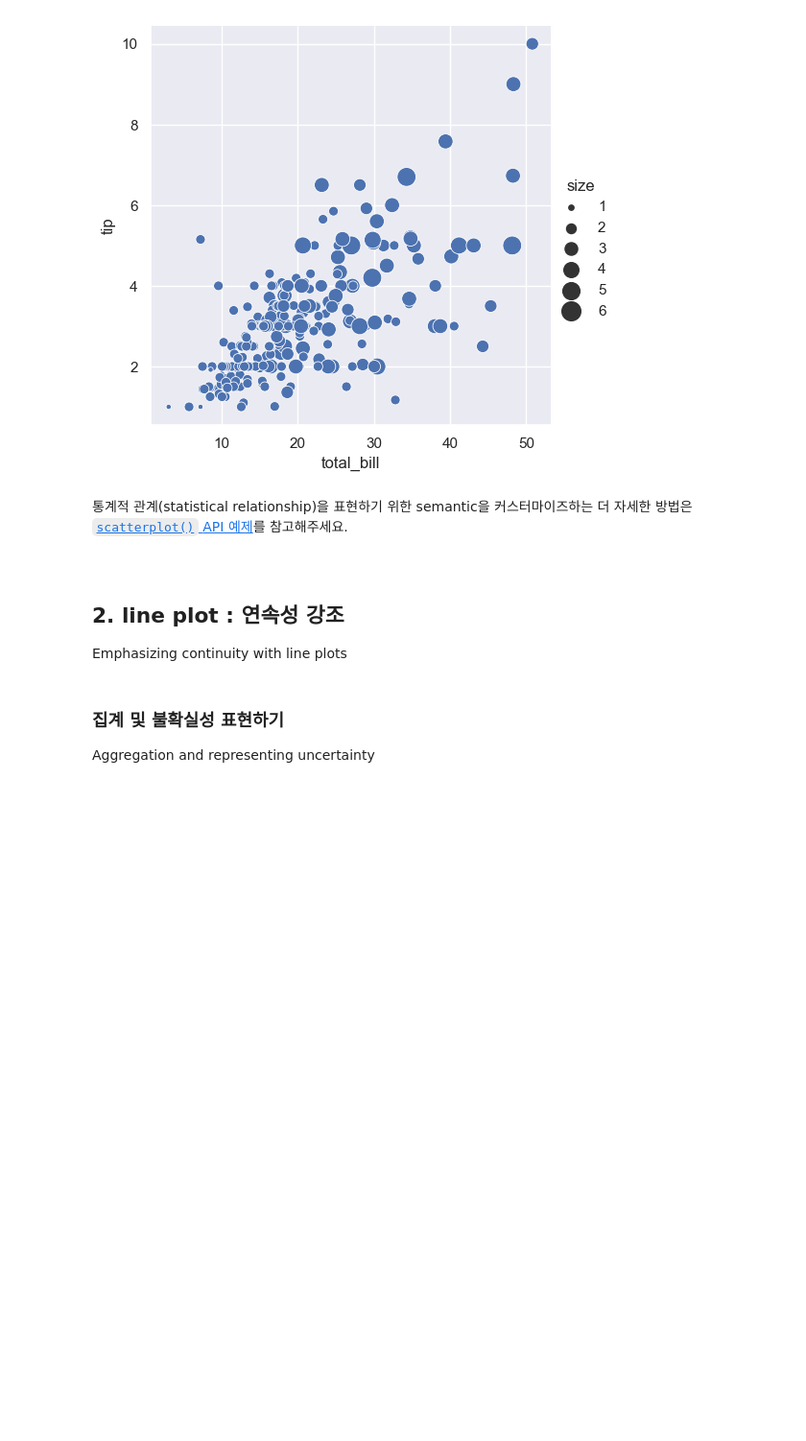
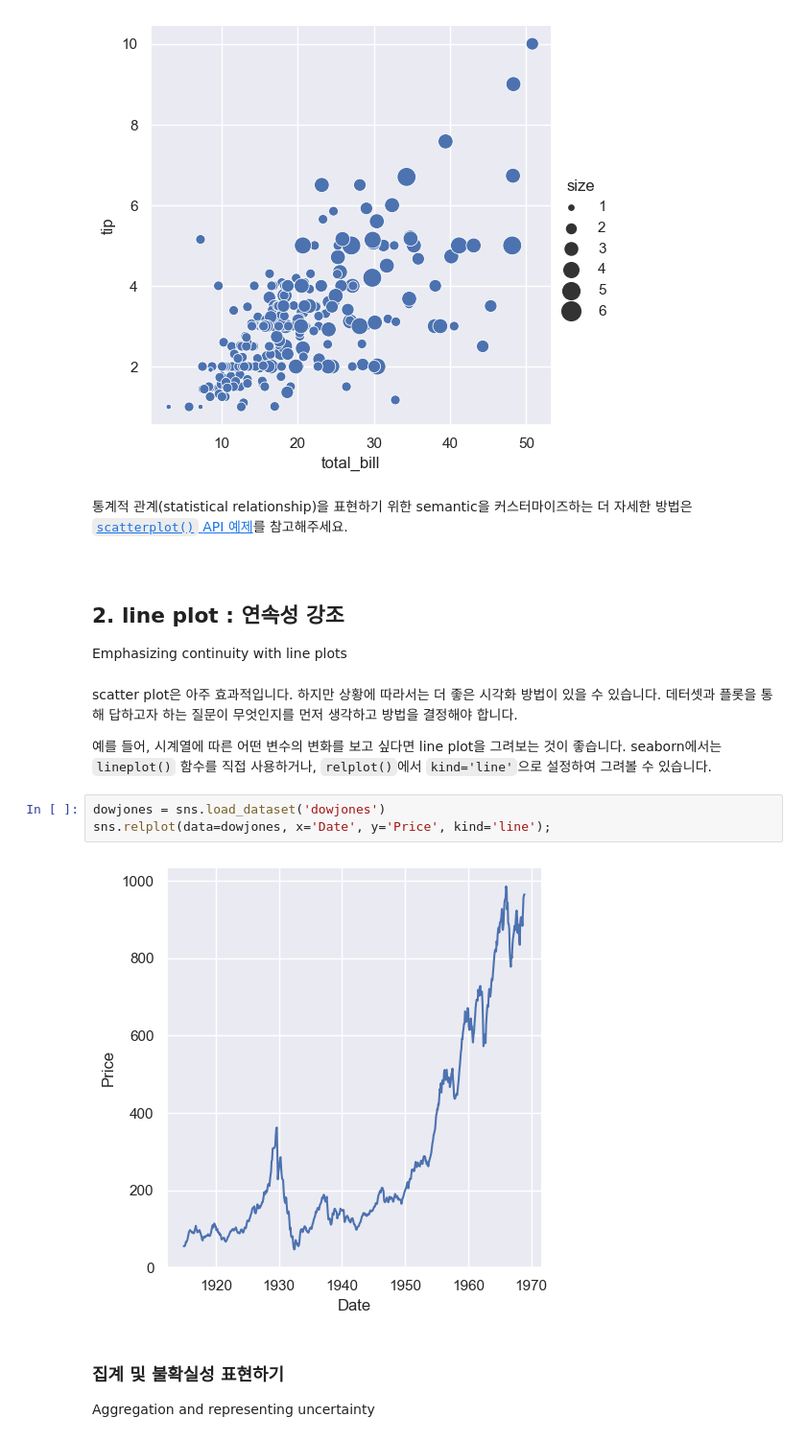
Before and after one commit to kjmn1105/Seaborn-Tuorial, a Jupyter notebook: 6_Plotting functions (1).ipynb, the cells around one changed output. Shown at 96% size. Cells and saved outputs as stored; diff of their text form; blank space fills up the shorter version.

```diff
--- a/6_Plotting functions (1).ipynb
+++ b/6_Plotting functions (1).ipynb
@@ -98,6 +98,15 @@ sns.relplot(
 # %% [markdown]
 ## 2. line plot : 연속성 강조
 Emphasizing continuity with line plots
+# %% [markdown]
+scatter plot은 아주 효과적입니다. 하지만 상황에 따라서는 더 좋은 시각화 방법이 있을 수 있습니다. 데터셋과 플롯을 통해 답하고자 하는 질문이 무엇인지를 먼저 생각하고 방법을 결정해야 합니다.
+
+예를 들어, 시계열에 따른 어떤 변수의 변화를 보고 싶다면 line plot을 그려보는 것이 좋습니다. seaborn에서는 `lineplot()` 함수를 직접 사용하거나, `relplot()`에서 `kind='line'`으로 설정하여 그려볼 수 있습니다.
+# %%
+dowjones = sns.load_dataset('dowjones')
+sns.relplot(data=dowjones, x='Date', y='Price', kind='line');
+# %% [output]
+[figure, added]
 # %% [markdown]
 ### 집계 및 불확실성 표현하기
 Aggregation and representing uncertainty
```
Also changed, not shown: parts of 10 cells of this notebook.
